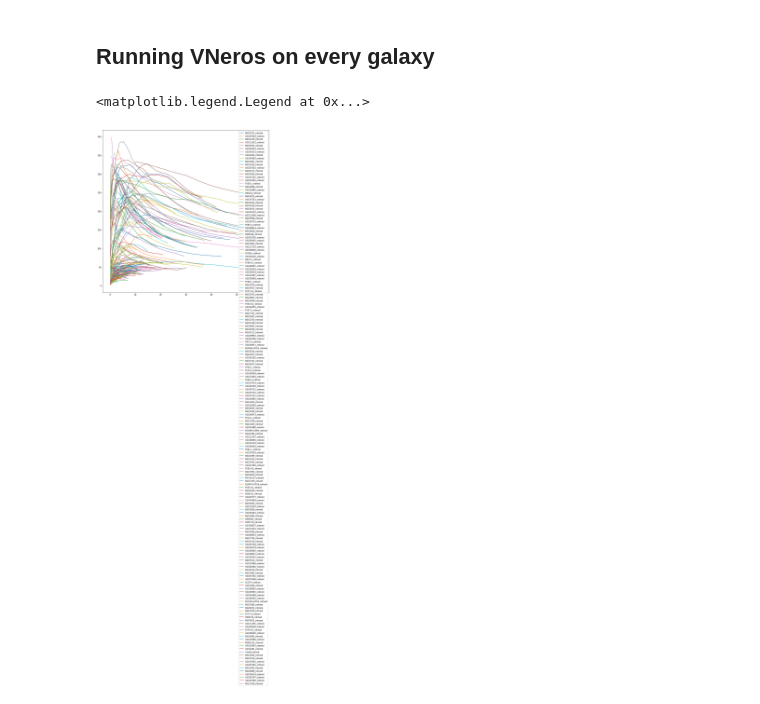
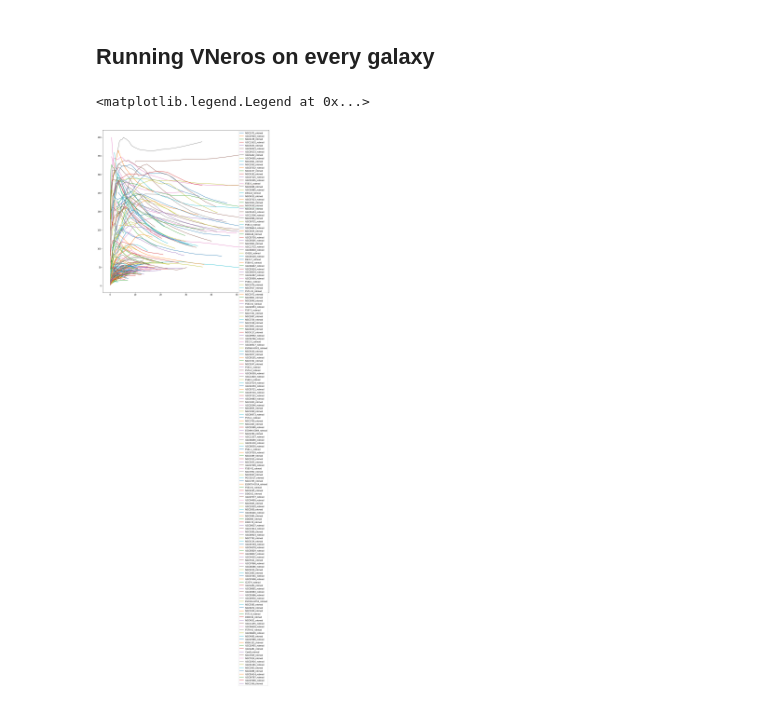
Before and after one commit to Cisneros-Galaxy/RCFM, a Jupyter notebook: Model.ipynb, the cells around one changed output. Drawn from its saved outputs; the diff is of its cells as text; code cells hidden in the pictures.

```diff
--- a/Model.ipynb
+++ b/Model.ipynb
@@ -58,30 +58,29 @@ VNeros:
 # %%
 VlcmList = []
 f, ax = plt.subplots(1, figsize=(15,15))
 for galaxyName in sparcGalaxies:
-# for galaxyName in ['NGC5371_rotmod']:
     galaxy = np.array(sparcGalaxies[galaxyName])
     galaxy_rad = galaxy[:,0]
     galaxy_Vobs = galaxy[:,1]
     galaxy_gas = galaxy[:,3]
     galaxy_disk = galaxy[:,4]
     galaxy_bulge = galaxy[:,5]
     galaxy_VlumSquared = Neros.VlumSquared(galaxy_gas, galaxy_disk, galaxy_bulge)
     galaxy_Vlum = np.sqrt(galaxy_VlumSquared)
     # Make sure the arrays are matching lengths
     maxMWRad = MW_rad[len(MW_rad)-1]
     for i in range(len(galaxy_rad)):
         if galaxy_rad[i] > maxMWRad:
             galaxy_rad = galaxy_rad[:i]
             galaxy_Vlum = galaxy_Vlum[:i]
             break
     # Run vLCM
     Vlcm = Neros.Vlcm(galaxy_rad, MW_Vlum_interp_func(galaxy_rad), galaxy_Vlum )
     VlcmList.append(Vlcm)
-    vNeros = Neros.vNeros(galaxy_Vlum, Vlcm, 1)
+    vNeros = Neros.vNeros(galaxy_Vlum, Vlcm, 5)
     # plot
     ax.plot(galaxy_rad, vNeros, label=galaxyName)
 ax.legend(loc="upper right")
 # %% [output]
 <matplotlib.legend.Legend at 0x...>
-[figure, old version]
+[figure, new version]
```
